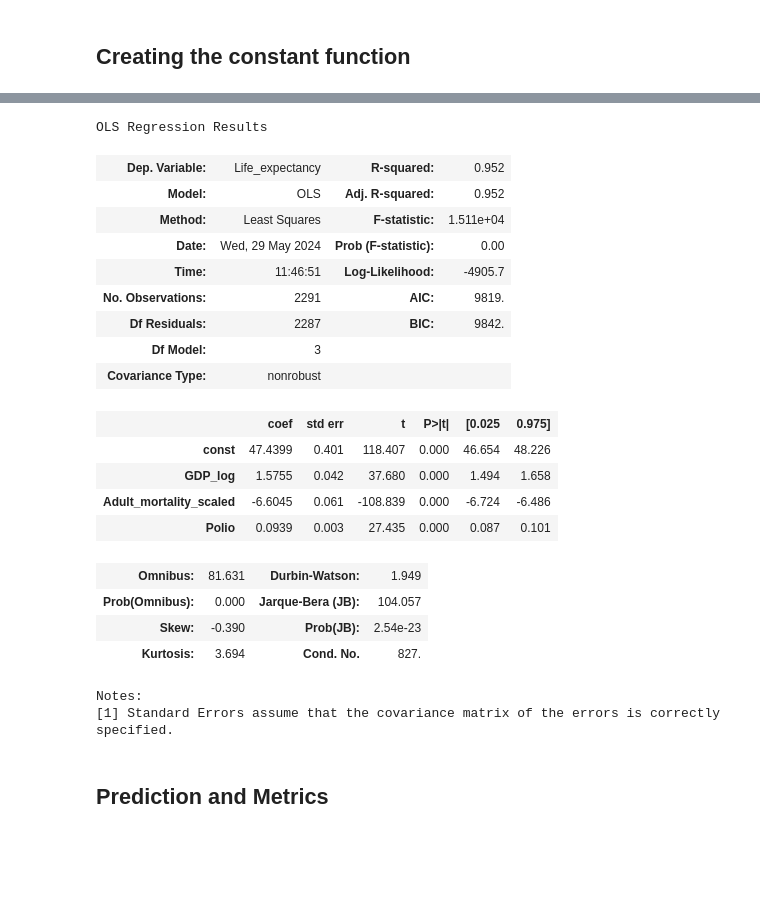
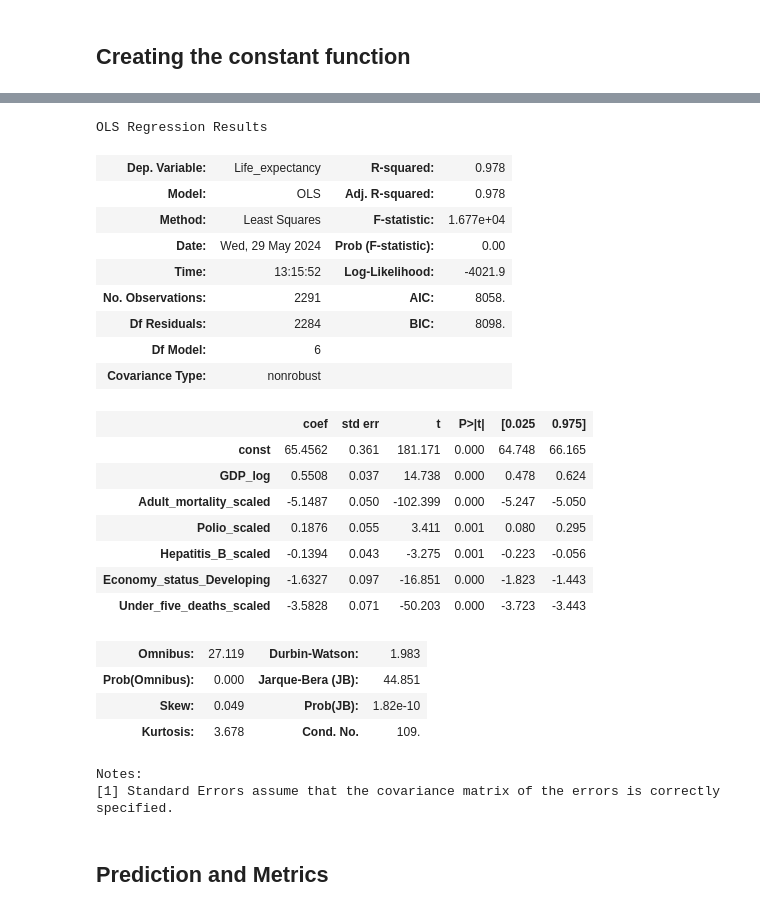
Before and after one commit to Diiamon/Def_WHO-life-, a Jupyter notebook: Notebook WHO.ipynb, the cells around one changed output, grey strips where cells are left out. Cells and saved outputs as stored; diff of their text form; code cells hidden in the pictures; blank space fills up the shorter version.

```diff
--- a/Notebook WHO.ipynb
+++ b/Notebook WHO.ipynb
@@ -129,0 +165,13 @@ X_test['Adult_mortality_scaled'] = df_scale_z_test
+# %%
+df_scale_train = X_train[['Alcohol_consumption']]
+df_scale_test = X_test[['Alcohol_consumption']]
+Z = StandardScaler() ## Initial scaler
+Z.fit(df_scale_train) ## Fit the data
+
+## Transform the data according to the scaler
+## Save it as a new dataframe called df_scale_z
+df_scale_z_train = Z.transform(df_scale_train)
+df_scale_z_test = Z.transform(df_scale_test)
+
+X_train['Alcohol_consumption_scaled'] = df_scale_z_train
+X_test['Alcohol_consumption_scaled'] = df_scale_z_test
@@ -129,0 +180,13 @@ X_test['Adult_mortality_scaled'] = df_scale_z_test
+# %%
+df_scale_train = X_train[['Hepatitis_B']]
+df_scale_test = X_test[['Hepatitis_B']]
+Z = StandardScaler() ## Initial scaler
+Z.fit(df_scale_train) ## Fit the data
+
+## Transform the data according to the scaler
+## Save it as a new dataframe called df_scale_z
+df_scale_z_train = Z.transform(df_scale_train)
+df_scale_z_test = Z.transform(df_scale_test)
+
+X_train['Hepatitis_B_scaled'] = df_scale_z_train
+X_test['Hepatitis_B_scaled'] = df_scale_z_test
@@ -130,3 +195,16 @@ X_test['Adult_mortality_scaled'] = df_scale_z_test
+# %%
+df_scale_train = X_train[['Under_five_deaths']]
+df_scale_test = X_test[['Under_five_deaths']]
+Z = StandardScaler() ## Initial scaler
+Z.fit(df_scale_train) ## Fit the data
+
+## Transform the data according to the scaler
+## Save it as a new dataframe called df_scale_z
+df_scale_z_train = Z.transform(df_scale_train)
+df_scale_z_test = Z.transform(df_scale_test)
+
+X_train['Under_five_deaths_scaled'] = df_scale_z_train
+X_test['Under_five_deaths_scaled'] = df_scale_z_test
 # %% [markdown]
 ## Logging
 
@@ -136,6 +214,8 @@ X_train['GDP_log'] = np.log(X_train['GDP_per_capita'])
 X_test['GDP_log'] = np.log(X_test['GDP_per_capita'])
 X_train['Schooling_log'] = np.log(X_train['Schooling'])
 X_test['Schooling_log'] = np.log(X_test['Schooling'])
+X_train['BMI_log'] = np.log(X_train['BMI'])
+X_test['BMI_log'] = np.log(X_test['BMI'])
 # %% [markdown]
 ## Exploration And Cleaning
 
@@ -457,32 +549,35 @@ The features below are kept from our regular model to make a more ethical model
 
 These features are kept because they are goverment records and does not infringe on personal information.
 # %%
-feature_cols_e = ['const', 'GDP_log', 'Adult_mortality_scaled','Polio']
+feature_cols_e = ['const', 'GDP_log', 'Adult_mortality_scaled', 'Polio_scaled', 'Hepatitis_B_scaled', 'Economy_status_Developing', 'Under_five_deaths_scaled']
 
 ## Create and train an OLS linear regression
 lin_reg_e = sm.OLS(y_train, X_train[feature_cols_e]) # Creating model
 results_e = lin_reg_e.fit() # Fit model and store/save it
 results_e.summary() # Print the results
 # %% [output]
 OLS Regression Results
-| Dep. Variable: | Life_expectancy | R-squared: | 0.952 |
-| Model: | OLS | Adj. R-squared: | 0.952 |
-| Method: | Least Squares | F-statistic: | 1.511e+04 |
+| Dep. Variable: | Life_expectancy | R-squared: | 0.978 |
+| Model: | OLS | Adj. R-squared: | 0.978 |
+| Method: | Least Squares | F-statistic: | 1.677e+04 |
 | Date: | Wed, 29 May 2024 | Prob (F-statistic): | 0.00 |
-| Time: | 11:46:51 | Log-Likelihood: | -4905.7 |
-| No. Observations: | 2291 | AIC: | 9819. |
-| Df Residuals: | 2287 | BIC: | 9842. |
-| Df Model: | 3 |  |  |
+| Time: | 13:15:52 | Log-Likelihood: | -4021.9 |
+| No. Observations: | 2291 | AIC: | 8058. |
+| Df Residuals: | 2284 | BIC: | 8098. |
+| Df Model: | 6 |  |  |
 | Covariance Type: | nonrobust |  |  |
 |  | coef | std err | t | P>|t| | [0.025 | 0.975] |
-| const | 47.4399 | 0.401 | 118.407 | 0.000 | 46.654 | 48.226 |
-| GDP_log | 1.5755 | 0.042 | 37.680 | 0.000 | 1.494 | 1.658 |
-| Adult_mortality_scaled | -6.6045 | 0.061 | -108.839 | 0.000 | -6.724 | -6.486 |
-| Polio | 0.0939 | 0.003 | 27.435 | 0.000 | 0.087 | 0.101 |
+| const | 65.4562 | 0.361 | 181.171 | 0.000 | 64.748 | 66.165 |
+| GDP_log | 0.5508 | 0.037 | 14.738 | 0.000 | 0.478 | 0.624 |
+| Adult_mortality_scaled | -5.1487 | 0.050 | -102.399 | 0.000 | -5.247 | -5.050 |
+| Polio_scaled | 0.1876 | 0.055 | 3.411 | 0.001 | 0.080 | 0.295 |
+| Hepatitis_B_scaled | -0.1394 | 0.043 | -3.275 | 0.001 | -0.223 | -0.056 |
+| Economy_status_Developing | -1.6327 | 0.097 | -16.851 | 0.000 | -1.823 | -1.443 |
+| Under_five_deaths_scaled | -3.5828 | 0.071 | -50.203 | 0.000 | -3.723 | -3.443 |
-| Omnibus: | 81.631 | Durbin-Watson: | 1.949 |
-| Prob(Omnibus): | 0.000 | Jarque-Bera (JB): | 104.057 |
-| Skew: | -0.390 | Prob(JB): | 2.54e-23 |
-| Kurtosis: | 3.694 | Cond. No. | 827. |
+| Omnibus: | 27.119 | Durbin-Watson: | 1.983 |
+| Prob(Omnibus): | 0.000 | Jarque-Bera (JB): | 44.851 |
+| Skew: | 0.049 | Prob(JB): | 1.82e-10 |
+| Kurtosis: | 3.678 | Cond. No. | 109. |
 Notes:
 [1] Standard Errors assume that the covariance matrix of the errors is correctly specified.
 # %% [markdown]
```
Also changed, not shown: parts of 23 cells of this notebook.
